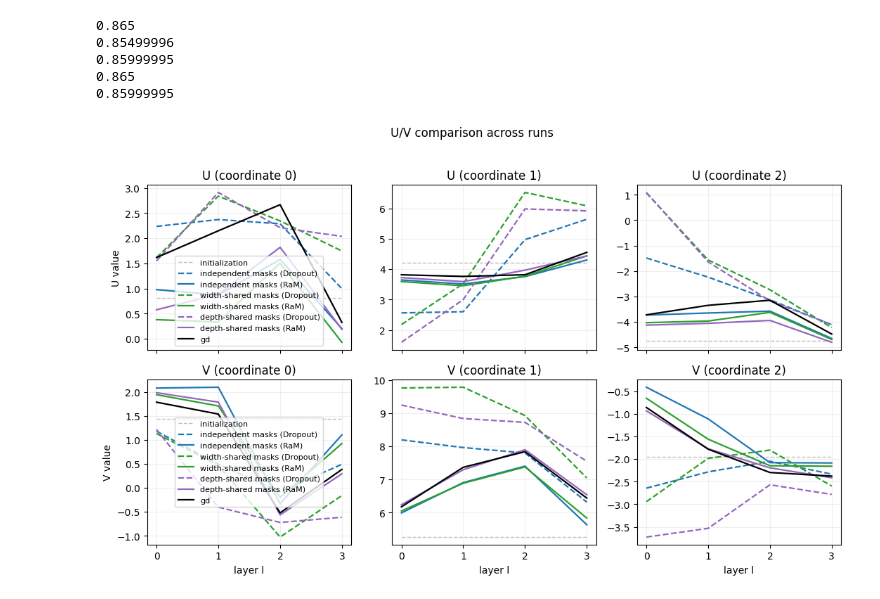
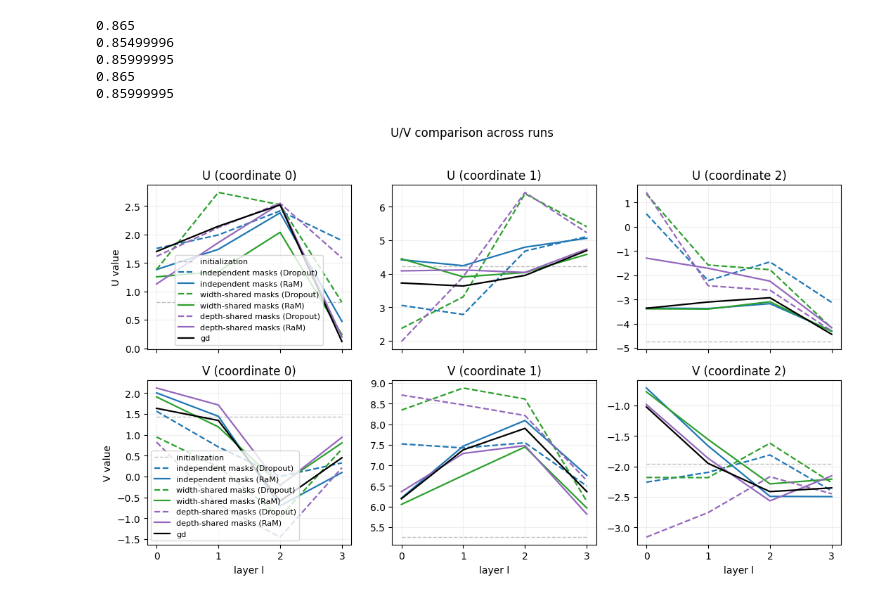
Before and after one commit to xavimaass/dropout_and_ram_2026, a Jupyter notebook: plot_params_single_run.ipynb, the cells around one changed output. Drawn from its saved outputs; the diff is of its cells as text; code cells hidden in the pictures.

```diff
--- a/plot_params_single_run.ipynb
+++ b/plot_params_single_run.ipynb
@@ -26,8 +26,10 @@ elif DATASET == "cifar10":
     )
 # %% [output]
 (800, 784) (800, 2) (200, 784) (200, 2)
+# %%
+D = 10 if DATASET == "mnist" else 50
 # %%
-D, L, M = 10, 4, 4
+D, L, M = D, 4, 4
 # %%
 params0 = init_params(random.PRNGKey(seed + 44), d_in, d_out, D, L, M)
 params0 = align_tracked_particle_across_layers(params0, particle_idx=-1)
@@ -232,29 +234,29 @@ def plot_compare_final_params(
 # %%
 chosen_variant_do1, chosen_variant_ram1 = "full_unit_dropout", "full_unit_dropout"
 chosen_variant_do2, chosen_variant_ram2 = "stochastic_depth", "stochastic_depth"
 chosen_variant_do3, chosen_variant_ram3 = "single_source_M", "single_source_M"
-rep_chosen = 4
+rep_chosen = 0
 comparison_three = plot_compare_final_params(
     [final_params_do[chosen_variant_do1][rep_chosen],
      final_params_ram[chosen_variant_ram1][rep_chosen],
      final_params_do[chosen_variant_do2][rep_chosen],
      final_params_ram[chosen_variant_ram2][rep_chosen],
      final_params_do[chosen_variant_do3][rep_chosen],
      final_params_ram[chosen_variant_ram3][rep_chosen],
      final_params_gd["gd"][rep_chosen]],
     ["independent masks (Dropout)",
      "independent masks (RaM)",
      "width-shared masks (Dropout)",
      "width-shared masks (RaM)",
      "depth-shared masks (Dropout)",
      "depth-shared masks (RaM)",
      "gd"],
     params_init=params0,
     n_dims=3,
     particle_idx=-1,
     include_v=True,
     show=False,
 )
 # %% [output]
-[figure, old version]
+[figure, new version]
 # %%
```
Also changed, not shown: parts of 1 cell of this notebook, 3 other files.
